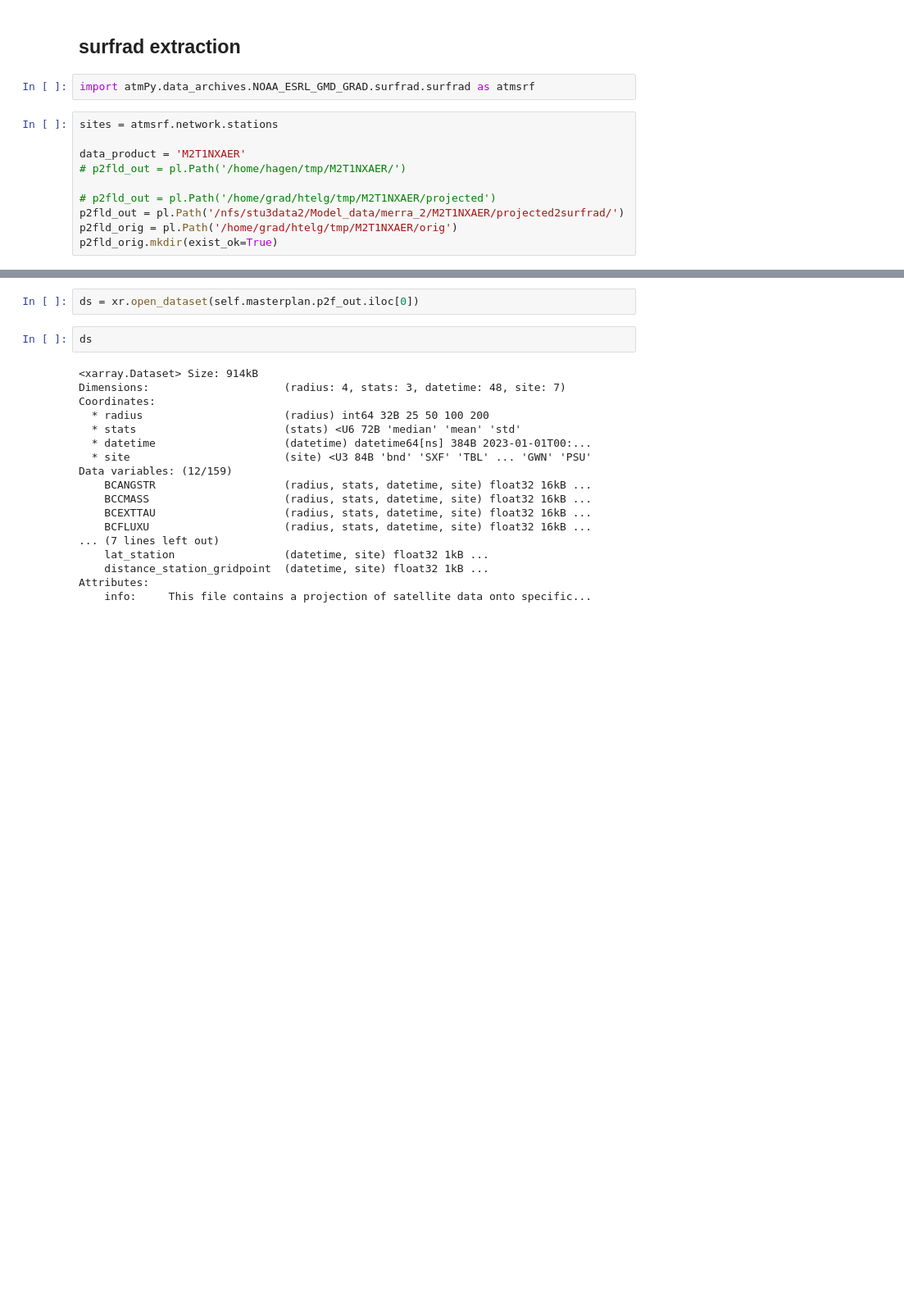
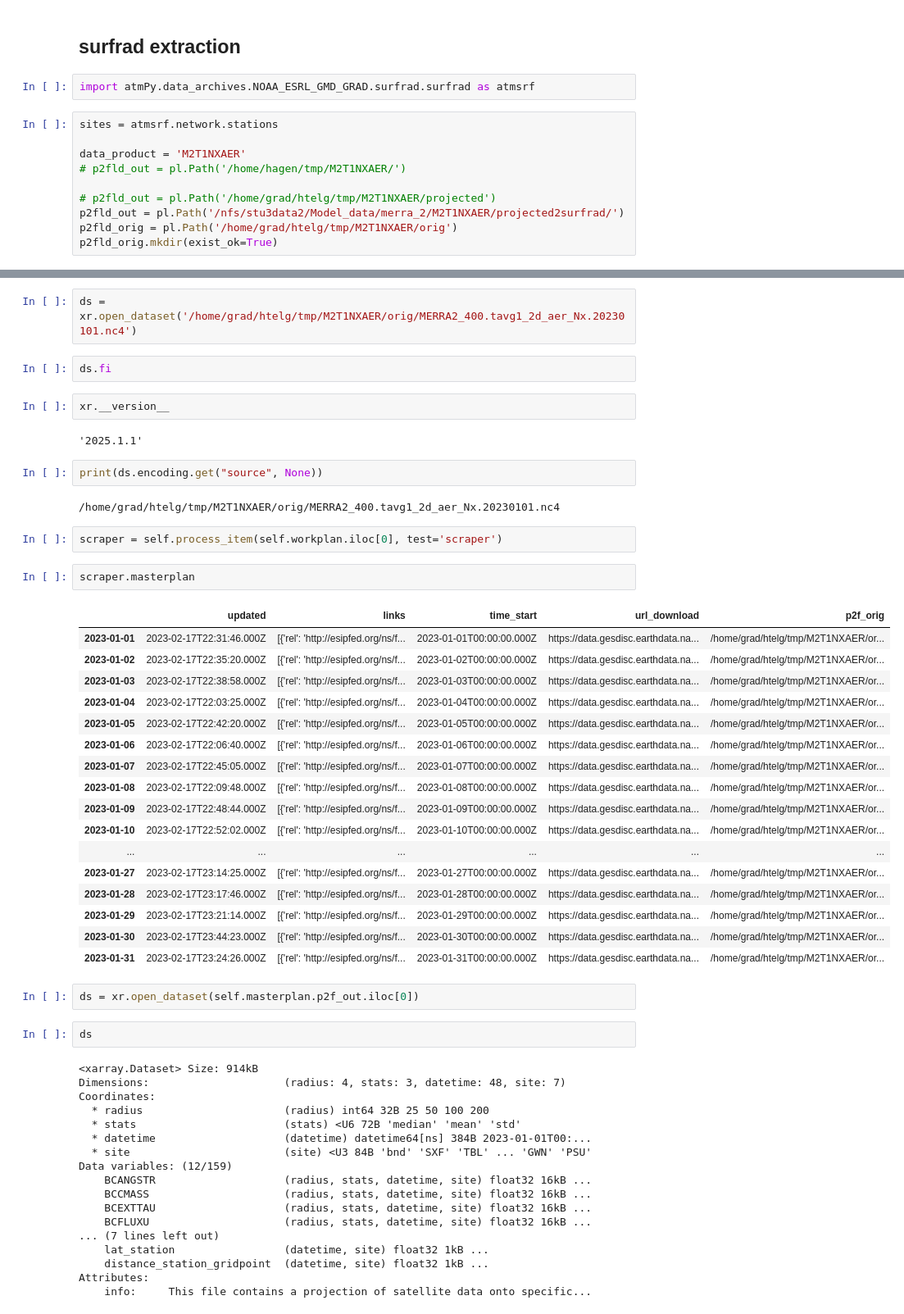
Before and after one commit to hagne/GeoLeoXtract, a Jupyter notebook: examples/earthdata/merra.ipynb, the cells around one changed output, grey strips where cells are left out. Shown at 82% size. Saved outputs shown, nothing was run; the diff lists cells and outputs as text; blank space fills up the shorter version.

```diff
--- a/examples/earthdata/merra.ipynb
+++ b/examples/earthdata/merra.ipynb
@@ -82,3 +84,37 @@ self.process()
+# %%
+ds = xr.open_dataset('/home/grad/htelg/tmp/M2T1NXAER/orig/MERRA2_400.tavg1_2d_aer_Nx.20230101.nc4')
+# %%
+ds.fi
+# %%
+xr.__version__
+# %% [output]
+'2025.1.1'
+# %%
+print(ds.encoding.get("source", None))
+# %% [output]
+/home/grad/htelg/tmp/M2T1NXAER/orig/MERRA2_400.tavg1_2d_aer_Nx.20230101.nc4
+# %%
+scraper = self.process_item(self.workplan.iloc[0], test='scraper')
+# %%
+scraper.masterplan
+# %% [output]
+|  | updated | links | time_start | url_download | p2f_orig |
+| 2023-01-01 | 2023-02-17T22:31:46.000Z | [{'rel': 'http://esipfed.org/ns/f... | 2023-01-01T00:00:00.000Z | https://data.gesdisc.earthdata.na... | /home/grad/htelg/tmp/M2T1NXAER/or... |
+| 2023-01-02 | 2023-02-17T22:35:20.000Z | [{'rel': 'http://esipfed.org/ns/f... | 2023-01-02T00:00:00.000Z | https://data.gesdisc.earthdata.na... | /home/grad/htelg/tmp/M2T1NXAER/or... |
+| 2023-01-03 | 2023-02-17T22:38:58.000Z | [{'rel': 'http://esipfed.org/ns/f... | 2023-01-03T00:00:00.000Z | https://data.gesdisc.earthdata.na... | /home/grad/htelg/tmp/M2T1NXAER/or... |
+| 2023-01-04 | 2023-02-17T22:03:25.000Z | [{'rel': 'http://esipfed.org/ns/f... | 2023-01-04T00:00:00.000Z | https://data.gesdisc.earthdata.na... | /home/grad/htelg/tmp/M2T1NXAER/or... |
+| 2023-01-05 | 2023-02-17T22:42:20.000Z | [{'rel': 'http://esipfed.org/ns/f... | 2023-01-05T00:00:00.000Z | https://data.gesdisc.earthdata.na... | /home/grad/htelg/tmp/M2T1NXAER/or... |
+| 2023-01-06 | 2023-02-17T22:06:40.000Z | [{'rel': 'http://esipfed.org/ns/f... | 2023-01-06T00:00:00.000Z | https://data.gesdisc.earthdata.na... | /home/grad/htelg/tmp/M2T1NXAER/or... |
+| 2023-01-07 | 2023-02-17T22:45:05.000Z | [{'rel': 'http://esipfed.org/ns/f... | 2023-01-07T00:00:00.000Z | https://data.gesdisc.earthdata.na... | /home/grad/htelg/tmp/M2T1NXAER/or... |
+| 2023-01-08 | 2023-02-17T22:09:48.000Z | [{'rel': 'http://esipfed.org/ns/f... | 2023-01-08T00:00:00.000Z | https://data.gesdisc.earthdata.na... | /home/grad/htelg/tmp/M2T1NXAER/or... |
+| 2023-01-09 | 2023-02-17T22:48:44.000Z | [{'rel': 'http://esipfed.org/ns/f... | 2023-01-09T00:00:00.000Z | https://data.gesdisc.earthdata.na... | /home/grad/htelg/tmp/M2T1NXAER/or... |
+| 2023-01-10 | 2023-02-17T22:52:02.000Z | [{'rel': 'http://esipfed.org/ns/f... | 2023-01-10T00:00:00.000Z | https://data.gesdisc.earthdata.na... | /home/grad/htelg/tmp/M2T1NXAER/or... |
+| ... | ... | ... | ... | ... | ... |
+| 2023-01-27 | 2023-02-17T23:14:25.000Z | [{'rel': 'http://esipfed.org/ns/f... | 2023-01-27T00:00:00.000Z | https://data.gesdisc.earthdata.na... | /home/grad/htelg/tmp/M2T1NXAER/or... |
+| 2023-01-28 | 2023-02-17T23:17:46.000Z | [{'rel': 'http://esipfed.org/ns/f... | 2023-01-28T00:00:00.000Z | https://data.gesdisc.earthdata.na... | /home/grad/htelg/tmp/M2T1NXAER/or... |
+| 2023-01-29 | 2023-02-17T23:21:14.000Z | [{'rel': 'http://esipfed.org/ns/f... | 2023-01-29T00:00:00.000Z | https://data.gesdisc.earthdata.na... | /home/grad/htelg/tmp/M2T1NXAER/or... |
+| 2023-01-30 | 2023-02-17T23:44:23.000Z | [{'rel': 'http://esipfed.org/ns/f... | 2023-01-30T00:00:00.000Z | https://data.gesdisc.earthdata.na... | /home/grad/htelg/tmp/M2T1NXAER/or... |
+| 2023-01-31 | 2023-02-17T23:24:26.000Z | [{'rel': 'http://esipfed.org/ns/f... | 2023-01-31T00:00:00.000Z | https://data.gesdisc.earthdata.na... | /home/grad/htelg/tmp/M2T1NXAER/or... |
 # %%
 ds = xr.open_dataset(self.masterplan.p2f_out.iloc[0])
 # %%
```
Also changed, not shown: parts of 5 cells of this notebook, 1 other file.
